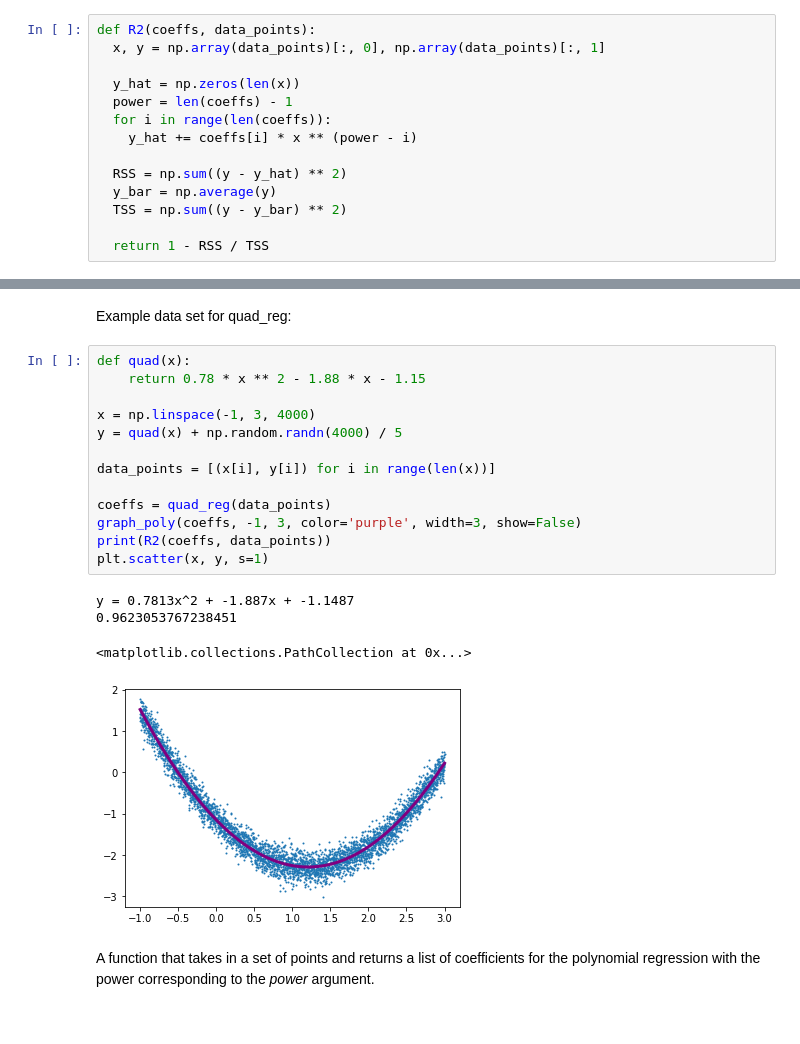
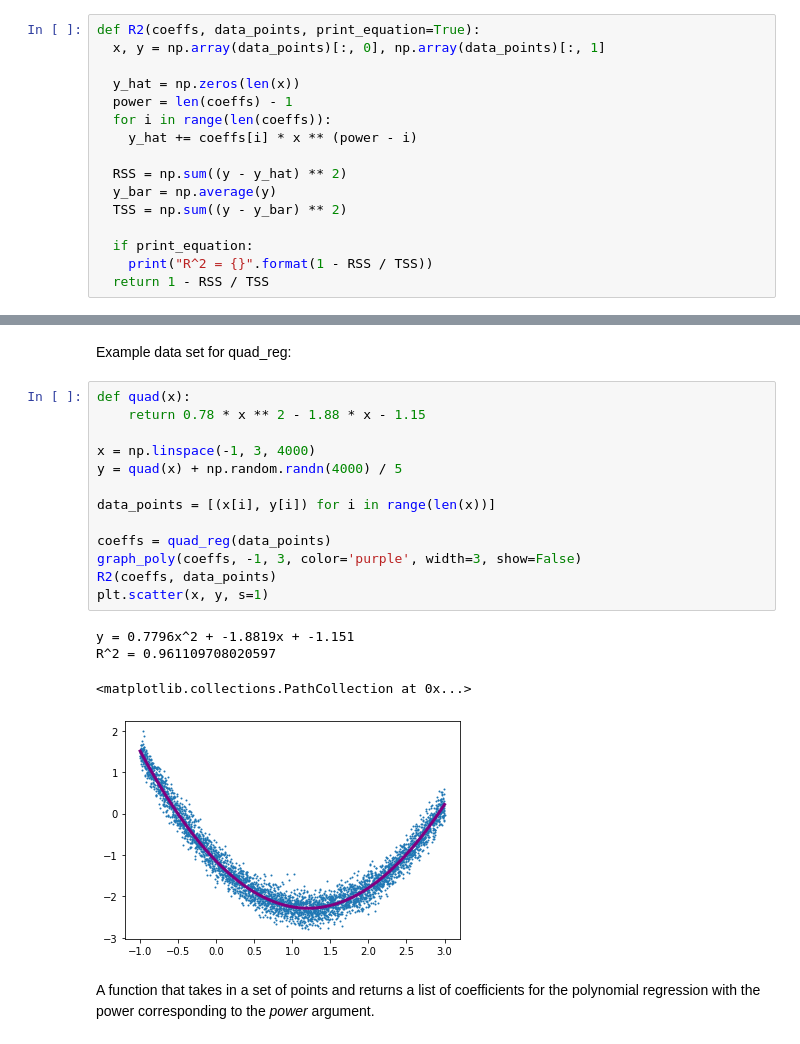
Before and after one commit to JesseLynch37/Math152, a Jupyter notebook: regression.ipynb, the cells around one changed output, grey strips where cells are left out. Cells and saved outputs as stored; diff of their text form.

```diff
--- a/regression.ipynb
+++ b/regression.ipynb
@@ -23,7 +23,7 @@ def graph_poly(coeffs, min_x=-1, max_x=1, points=10000, color='red', size='1', s
 # %% [markdown]
 A function that finds R squared given the coefficients of a polynomial and the data points.
 # %%
-def R2(coeffs, data_points):
+def R2(coeffs, data_points, print_equation=True):
   x, y = np.array(data_points)[:, 0], np.array(data_points)[:, 1]
 
   y_hat = np.zeros(len(x))
@@ -35,6 +35,8 @@ def R2(coeffs, data_points):
   y_bar = np.average(y)
   TSS = np.sum((y - y_bar) ** 2)
 
+  if print_equation:
+    print("R^2 = {}".format(1 - RSS / TSS))
   return 1 - RSS / TSS
 # %% [markdown]
 A function that takes in a set of points and returns [m, b] for the linear regression of the points y = mx + b.
@@ -94,21 +96,21 @@ Example data set for quad_reg:
 # %%
 def quad(x):
     return 0.78 * x ** 2 - 1.88 * x - 1.15
 
 x = np.linspace(-1, 3, 4000)
 y = quad(x) + np.random.randn(4000) / 5
 
 data_points = [(x[i], y[i]) for i in range(len(x))]
 
 coeffs = quad_reg(data_points)
 graph_poly(coeffs, -1, 3, color='purple', width=3, show=False)
-print(R2(coeffs, data_points))
+R2(coeffs, data_points)
 plt.scatter(x, y, s=1)
 # %% [output]
-y = 0.7813x^2 + -1.887x + -1.1487
-0.9623053767238451
+y = 0.7796x^2 + -1.8819x + -1.151
+R^2 = 0.961109708020597
 <matplotlib.collections.PathCollection at 0x...>
-[figure, old version]
+[figure, new version]
 # %% [markdown]
 A function that takes in a set of points and returns a list of coefficients for the polynomial regression with the power corresponding to the *power* argument.
 # %%
```
Also changed, not shown: parts of 2 cells of this notebook.
